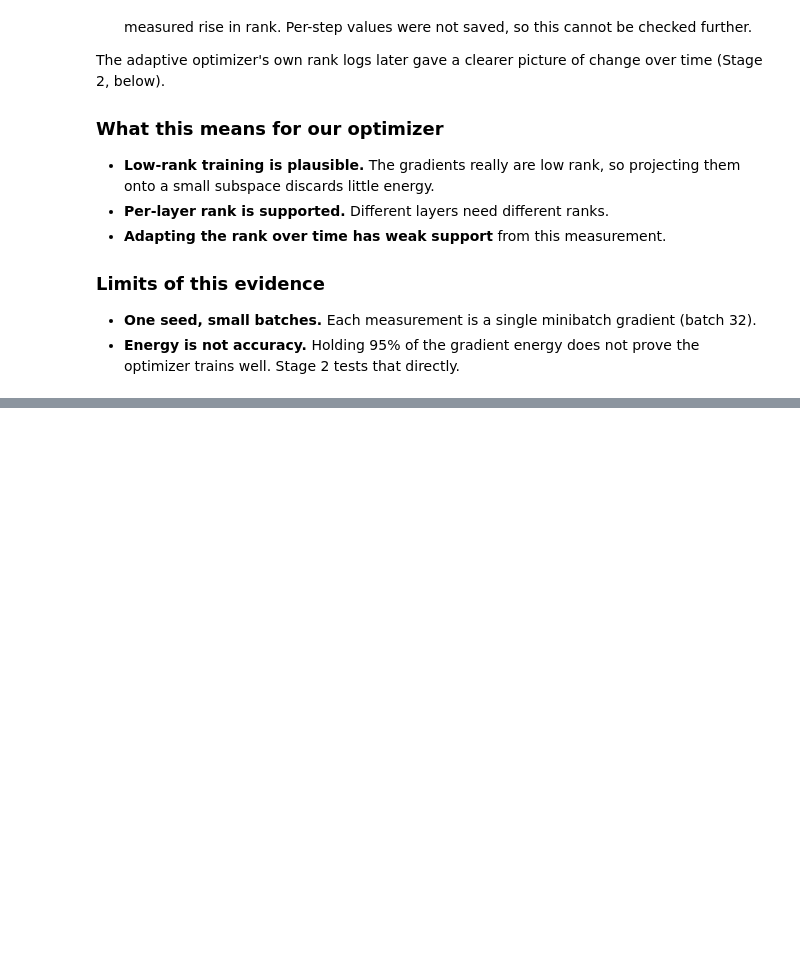
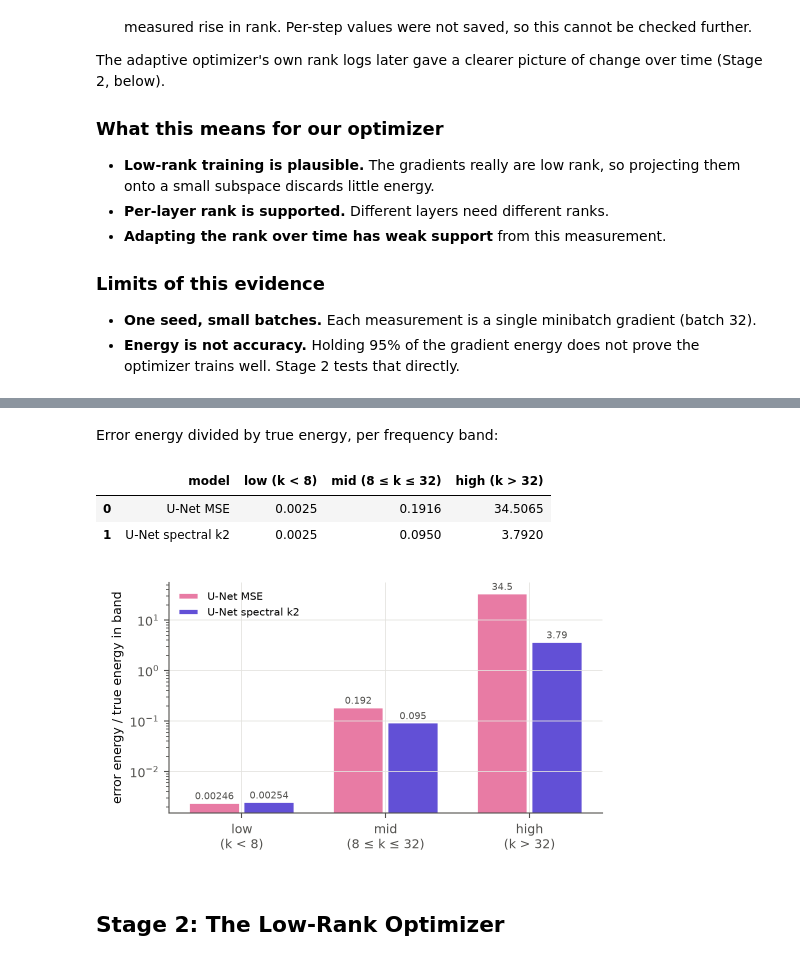
Before and after one commit to jaygupta33/FML_Project, a Jupyter notebook: navier-stokes.ipynb, the cells around one changed output, grey strips where cells are left out. Drawn from its saved outputs; the diff is of its cells as text; code cells hidden in the pictures; blank space fills up the shorter version.

```diff
--- a/navier-stokes.ipynb
+++ b/navier-stokes.ipynb
@@ -1961,0 +2039,14 @@ save_csv(per_layer, "grad_per_layer", index=False)
+# %% [markdown]
+Error energy divided by true energy, per frequency band:
+# %%
+load("stage1_unet_band_errors")
+# %% [output]
+|  | model | low (k < 8) | mid (8 ≤ k ≤ 32) | high (k > 32) |
+| 0 | U-Net MSE | 0.0025 | 0.1916 | 34.5065 |
+| 1 | U-Net spectral k2 | 0.0025 | 0.0950 | 3.7920 |
+# %%
+show_fig("final/fig_unet_bands.png", width=520)
+# %% [output]
+[figure, added]
+# %% [markdown]
+## Stage 2: The Low-Rank Optimizer
```
Also changed, not shown: parts of 53 cells of this notebook, 2 other files.
